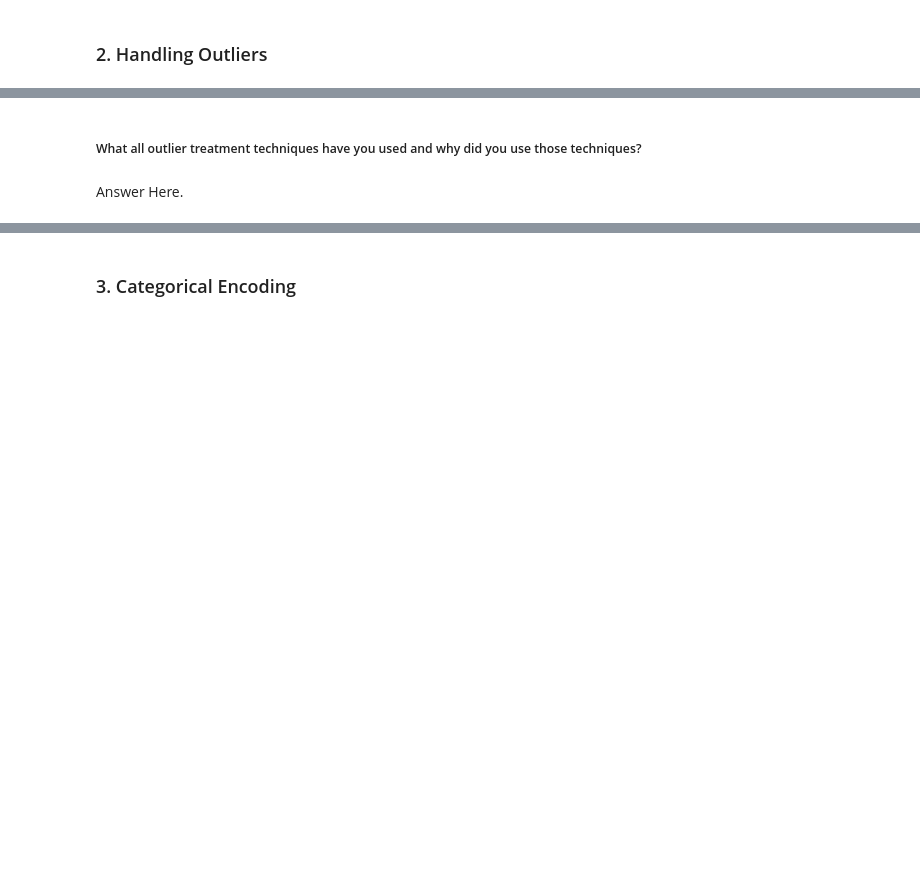
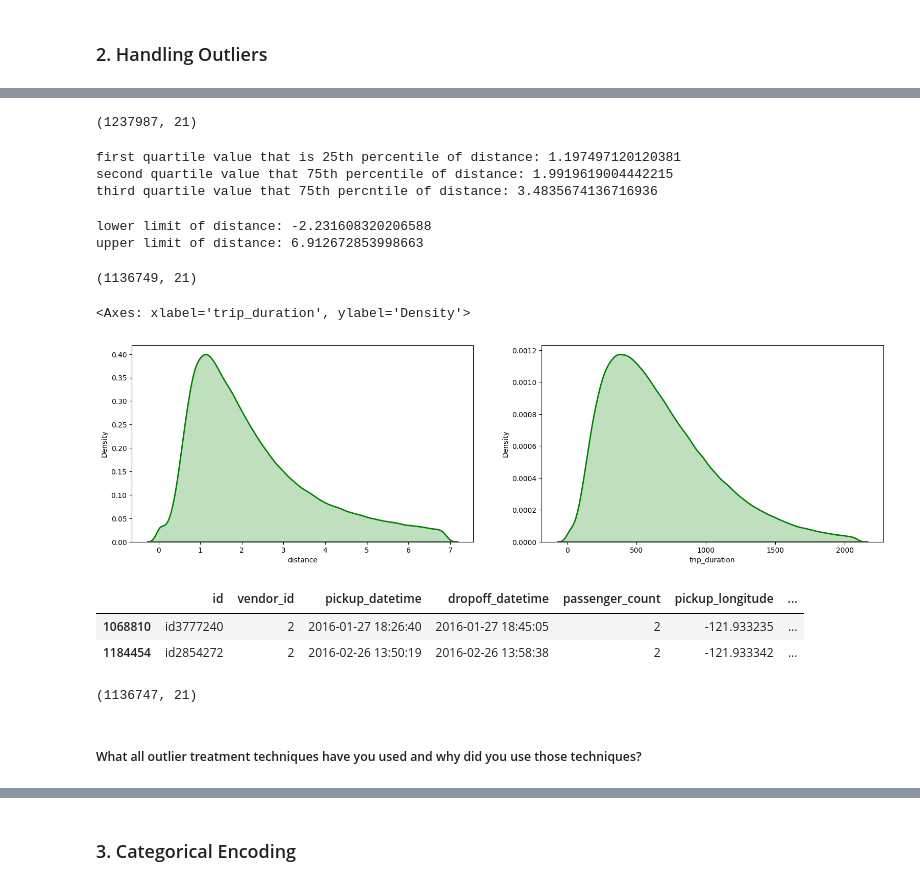
Before and after one commit to Mr-Himanshu123/ML_Project-Taxi-Trip-Time-Prediction, a Jupyter notebook: NYC_Taxi_Trip_Time_Prediction.ipynb, the cells around one changed output, grey strips where cells are left out. Cells and saved outputs as stored; diff of their text form; code cells hidden in the pictures; blank space fills up the shorter version.

```diff
--- a/NYC_Taxi_Trip_Time_Prediction.ipynb
+++ b/NYC_Taxi_Trip_Time_Prediction.ipynb
@@ -1032,4 +1145,65 @@ Answer Here.
+# %%
+#Removing Outliers
+nyc_data=nyc_data[nyc_data['passenger_count']>0]
+nyc_data=nyc_data[nyc_data['passenger_count']<passenger_count_upper_limit]
+# %%
+#Checking shape of dataset
+nyc_data.shape
+# %% [output]
+(1237987, 21)
+# %%
+#Finding different quarters of distance column
+distance_Q1=nyc_data['distance'].quantile(0.25)
+print(f'first quartile value that is 25th percentile of distance: {distance_Q1}')
+
+distance_Q2=nyc_data['distance'].quantile(0.50)
+print(f'second quartile value that 75th percentile of distance: {distance_Q2}')
+
+distance_Q3=nyc_data['distance'].quantile(0.75)
+print(f'third quartile value that 75th percntile of distance: {distance_Q3}')
+# %% [output]
+first quartile value that is 25th percentile of distance: 1.197497120120381
+second quartile value that 75th percentile of distance: 1.9919619004442215
+third quartile value that 75th percntile of distance: 3.4835674136716936
+# %%
+#Calculating IQR
+IQR=distance_Q3-distance_Q1
+distance_lower_limit=distance_Q1-1.5*IQR
+distance_upper_limit=distance_Q3+1.5*IQR
+print(f'lower limit of distance: {distance_lower_limit}')
+print(f'upper limit of distance: {distance_upper_limit}')
+# %% [output]
+lower limit of distance: -2.231608320206588
+upper limit of distance: 6.912672853998663
+# %%
+#Removing Outlier
+nyc_data=nyc_data[nyc_data['distance']>0]
+nyc_data=nyc_data[nyc_data['distance']<distance_upper_limit]
+# %%
+#Checking shape of dataset
+nyc_data.shape
+# %% [output]
+(1136749, 21)
+# %%
+#From the above EDA we can see that distance and trip_duration column is highly skewed and distribution after outlier treatment
+figure,ax=plt.subplots(1,2,figsize=(19,5))
+sns.distplot(nyc_data['distance'],hist=False,kde=True,kde_kws={'shade':True, 'linewidth':2},color='green',ax=ax[0])
+sns.distplot(nyc_data['trip_duration'],hist=False,kde=True,kde_kws={'shade':True,'linewidth':2},color='green',ax=ax[1])
+# %% [output]
+<Axes: xlabel='trip_duration', ylabel='Density'>
+[figure, added]
+# %%
+#From chart-13 we can see that pickup and dropoff longitude contains outlier in it, value which less than -100 in it.
+nyc_data[nyc_data['pickup_longitude']<-100]
+# %% [output]
+|  | id | vendor_id | pickup_datetime | dropoff_datetime | passenger_count | pickup_longitude | ... |
+| 1068810 | id3777240 | 2 | 2016-01-27 18:26:40 | 2016-01-27 18:45:05 | 2 | -121.933235 | ... |
+| 1184454 | id2854272 | 2 | 2016-02-26 13:50:19 | 2016-02-26 13:58:38 | 2 | -121.933342 | ... |
+# %%
+#Dropping this two rows because all the value in longitude ranges between -90 to 90
+nyc_data.drop([1068810,1184454],axis=0,inplace=True)
+nyc_data.shape
+# %% [output]
+(1136747, 21)
 # %% [markdown]
 ##### What all outlier treatment techniques have you used and why did you use those techniques?
-# %% [markdown]
-Answer Here.
```
Also changed, not shown: parts of 95 cells of this notebook.
